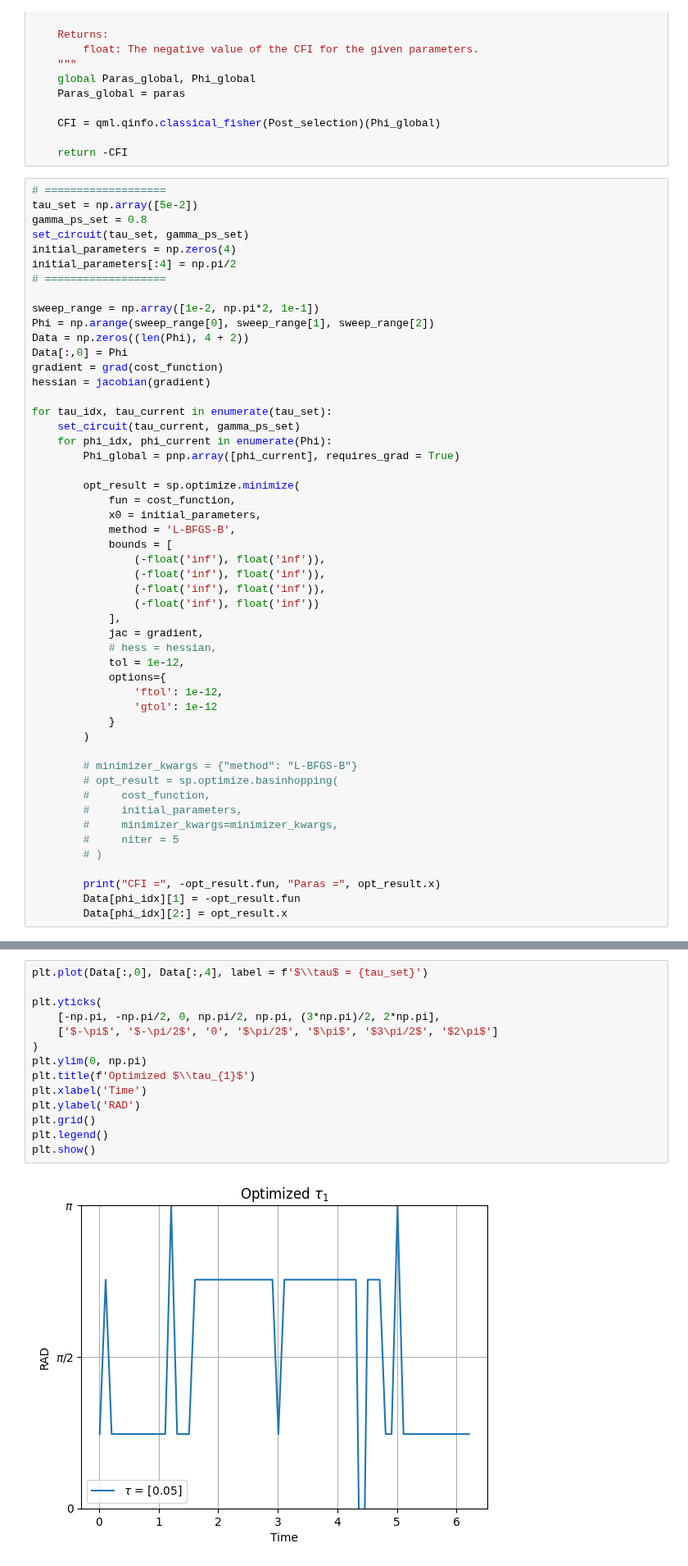
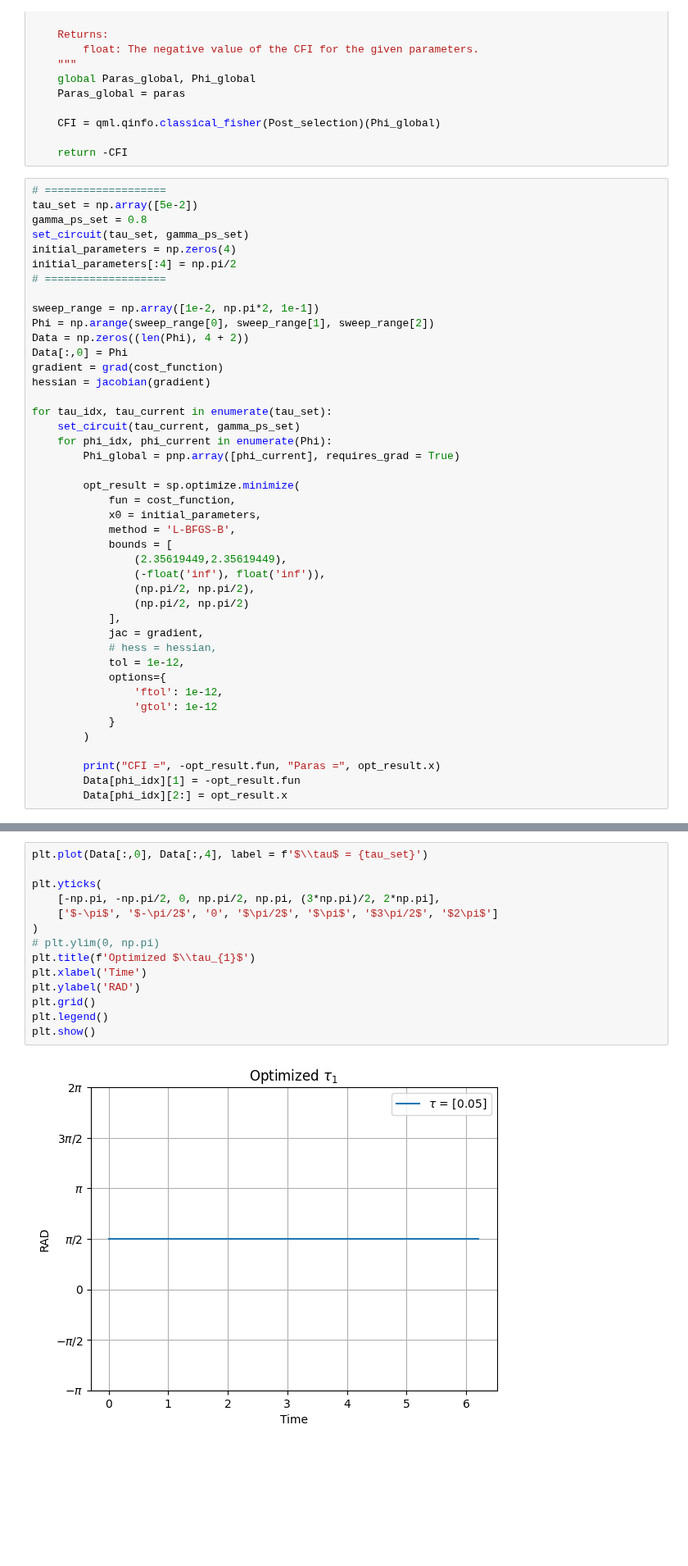
Before and after one commit to iridescent0923/Quantum_Optimization, a Jupyter notebook: Pennylane_Workspace/Optimization/[2-qubit]/scipy/1121/[2-qubit]_scipy_local[0.05].ipynb, the cells around one changed output, grey strips where cells are left out. Shown at 82% size. Saved outputs shown, nothing was run; the diff lists cells and outputs as text; blank space fills up the shorter version.

```diff
--- a/Pennylane_Workspace/Optimization/[2-qubit]/scipy/1121/[2-qubit]_scipy_local[0.05].ipynb
+++ b/Pennylane_Workspace/Optimization/[2-qubit]/scipy/1121/[2-qubit]_scipy_local[0.05].ipynb
@@ -248,10 +248,10 @@ for tau_idx, tau_current in enumerate(tau_set):
             x0 = initial_parameters,
             method = 'L-BFGS-B',
             bounds = [
+                (2.35619449,2.35619449),
                 (-float('inf'), float('inf')),
-                (-float('inf'), float('inf')),
-                (-float('inf'), float('inf')),
-                (-float('inf'), float('inf'))
+                (np.pi/2, np.pi/2),
+                (np.pi/2, np.pi/2)
             ],
             jac = gradient,
             # hess = hessian,
@@ -262,14 +262,6 @@ for tau_idx, tau_current in enumerate(tau_set):
             }
         )
 
-        # minimizer_kwargs = {"method": "L-BFGS-B"}
-        # opt_result = sp.optimize.basinhopping(
-        #     cost_function,
-        #     initial_parameters,
-        #     minimizer_kwargs=minimizer_kwargs,
-        #     niter = 5
-        # )
-
         print("CFI =", -opt_result.fun, "Paras =", opt_result.x)
         Data[phi_idx][1] = -opt_result.fun
         Data[phi_idx][2:] = opt_result.x
@@ -336,19 +360,19 @@ plt.show()
 # %%
 plt.plot(Data[:,0], Data[:,4], label = f'$\\tau$ = {tau_set}')
 
 plt.yticks(
     [-np.pi, -np.pi/2, 0, np.pi/2, np.pi, (3*np.pi)/2, 2*np.pi],
     ['$-\pi$', '$-\pi/2$', '0', '$\pi/2$', '$\pi$', '$3\pi/2$', '$2\pi$']
 )
-plt.ylim(0, np.pi)
+# plt.ylim(0, np.pi)
 plt.title(f'Optimized $\\tau_{1}$')
 plt.xlabel('Time')
 plt.ylabel('RAD')
 plt.grid()
 plt.legend()
 plt.show()
 # %% [output]
-[figure, old version]
+[figure, new version]
 # %%
 plt.plot(Data[:,0], Data[:,5], label = f'$\\tau$ = {tau_set}')
 
```
Also changed, not shown: parts of 6 cells of this notebook, 3 other files.
